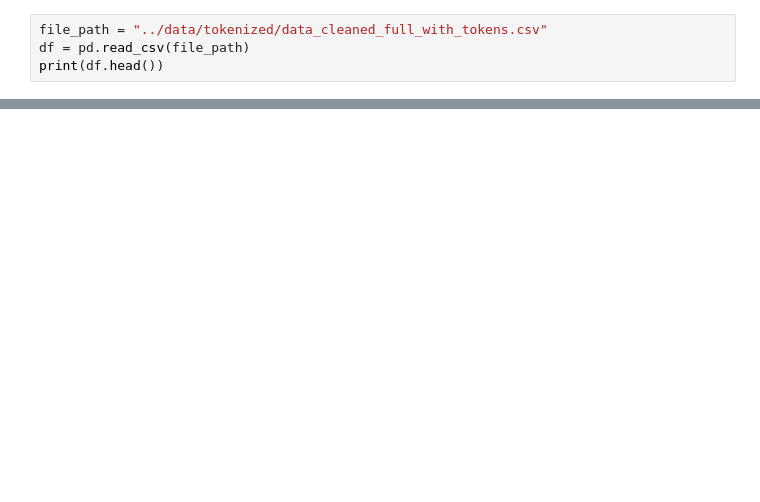
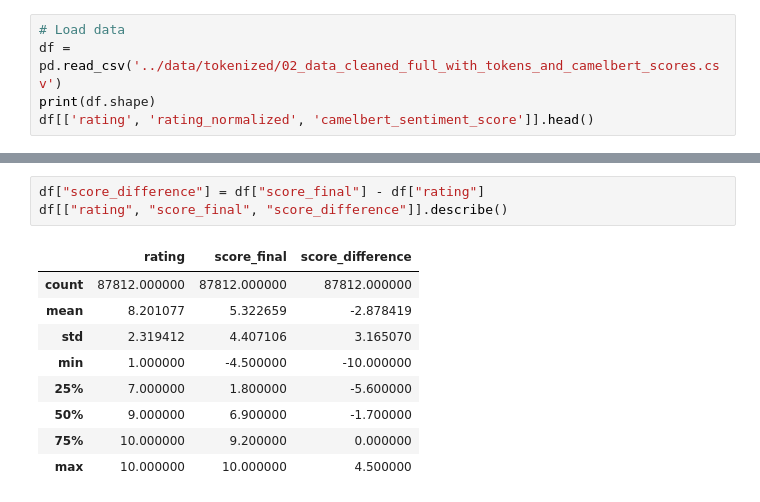
Before and after one commit to faroukq1/GNNHotelRec-Sentiment, a Jupyter notebook: 01_data_preprocessing/final_score_calculation.ipynb, the cells around one changed output, grey strips where cells are left out. Cells and saved outputs as stored; diff of their text form; blank space fills up the shorter version.

```diff
--- a/01_data_preprocessing/final_score_calculation.ipynb
+++ b/01_data_preprocessing/final_score_calculation.ipynb
@@ -3,7 +4,8 @@ import pandas as pd
 import matplotlib.pyplot as plt
 import seaborn as sns
 # %%
-file_path = "../data/tokenized/data_cleaned_full_with_tokens.csv"
-df = pd.read_csv(file_path)
-print(df.head())
+# Load data
+df = pd.read_csv('../data/tokenized/02_data_cleaned_full_with_tokens_and_camelbert_scores.csv')
+print(df.shape)
+df[['rating', 'rating_normalized', 'camelbert_sentiment_score']].head()
 # %% [output]
@@ -70 +55,14 @@ Name: Score_final, dtype: float64
+# %%
+df["score_difference"] = df["score_final"] - df["rating"]
+df[["rating", "score_final", "score_difference"]].describe()
+# %% [output]
+|  | rating | score_final | score_difference |
+| count | 87812.000000 | 87812.000000 | 87812.000000 |
+| mean | 8.201077 | 5.322659 | -2.878419 |
+| std | 2.319412 | 4.407106 | 3.165070 |
+| min | 1.000000 | -4.500000 | -10.000000 |
+| 25% | 7.000000 | 1.800000 | -5.600000 |
+| 50% | 9.000000 | 6.900000 | -1.700000 |
+| 75% | 10.000000 | 9.200000 | 0.000000 |
+| max | 10.000000 | 10.000000 | 4.500000 |
 # %%
```
Also changed, not shown: parts of 12 cells of this notebook, 5 other files.
